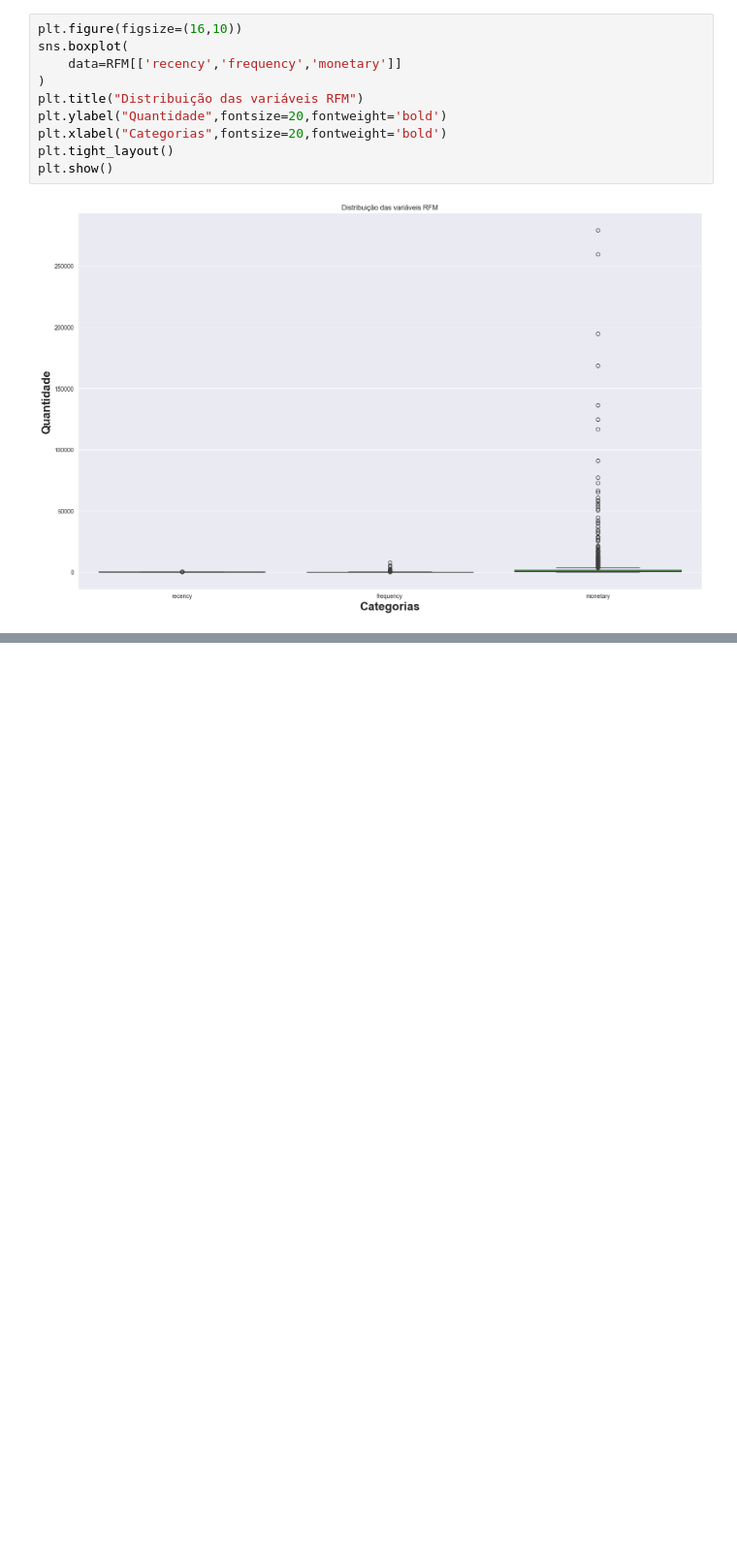
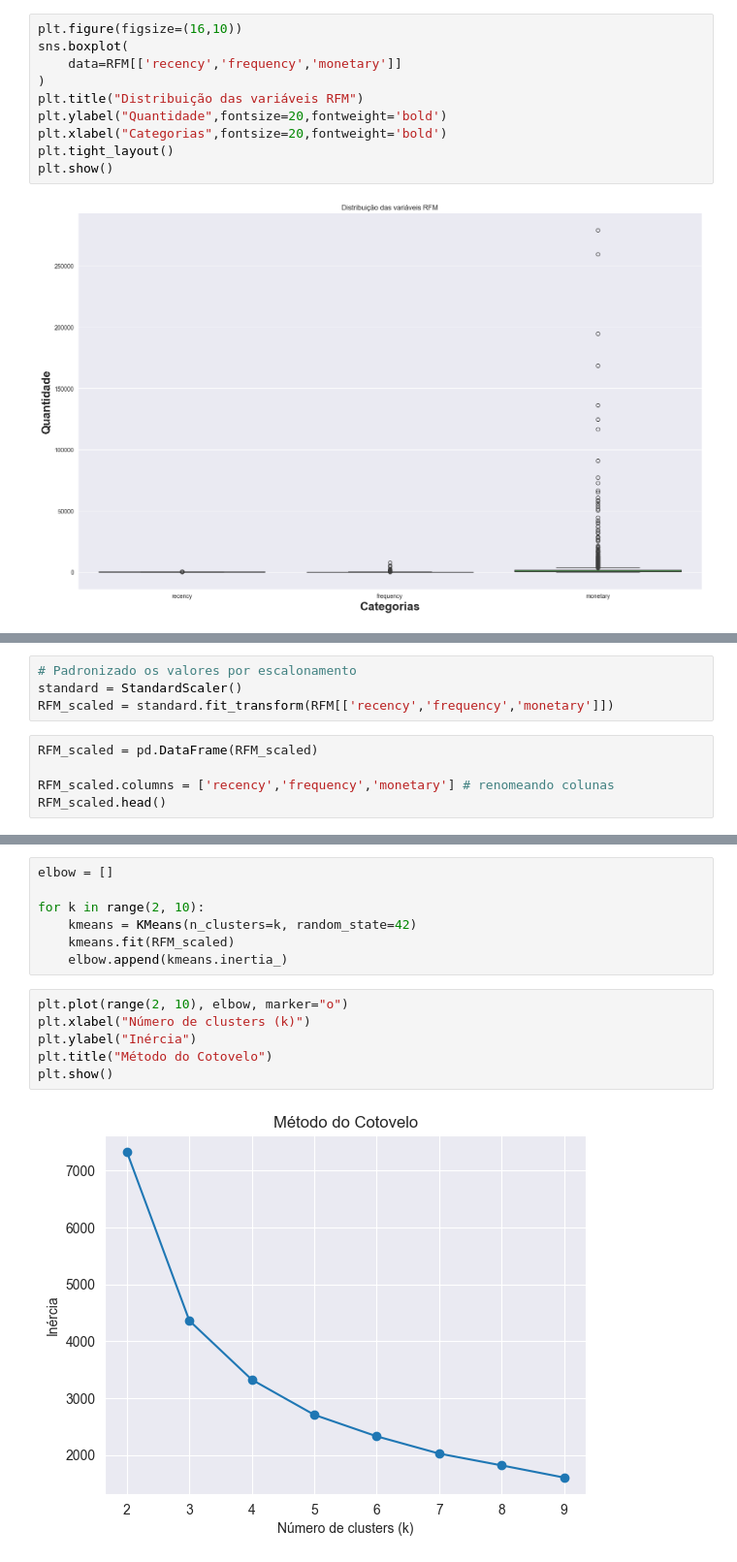
Before and after one commit to PhysicTeacherCode/Pricing-Customer-and-Recommendation, a Jupyter notebook: notebooks/5_customer_classification.ipynb, the cells around one changed output, grey strips where cells are left out. Shown at 97% size. Drawn from its saved outputs; the diff is of its cells as text; blank space fills up the shorter version.

```diff
--- a/notebooks/5_customer_classification.ipynb
+++ b/notebooks/5_customer_classification.ipynb
@@ -104,0 +136,9 @@ plt.show()
+# %%
+# Padronizado os valores por escalonamento
+standard = StandardScaler()
+RFM_scaled = standard.fit_transform(RFM[['recency','frequency','monetary']])
+# %%
+RFM_scaled = pd.DataFrame(RFM_scaled)
+
+RFM_scaled.columns = ['recency','frequency','monetary'] # renomeando colunas
+RFM_scaled.head()
@@ -104,0 +158,15 @@ plt.show()
+# %%
+elbow = []
+
+for k in range(2, 10):
+    kmeans = KMeans(n_clusters=k, random_state=42)
+    kmeans.fit(RFM_scaled)
+    elbow.append(kmeans.inertia_)
+# %%
+plt.plot(range(2, 10), elbow, marker="o")
+plt.xlabel("Número de clusters (k)")
+plt.ylabel("Inércia")
+plt.title("Método do Cotovelo")
+plt.show()
+# %% [output]
+[figure, added]
```
Also changed, not shown: parts of 9 cells of this notebook.
